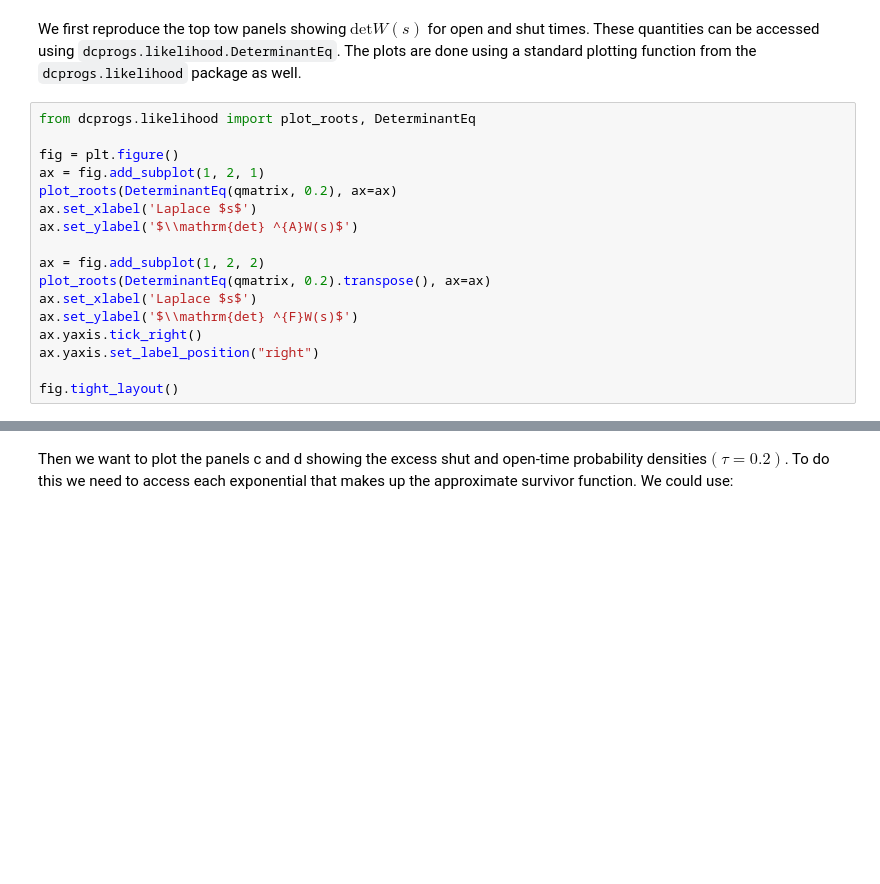
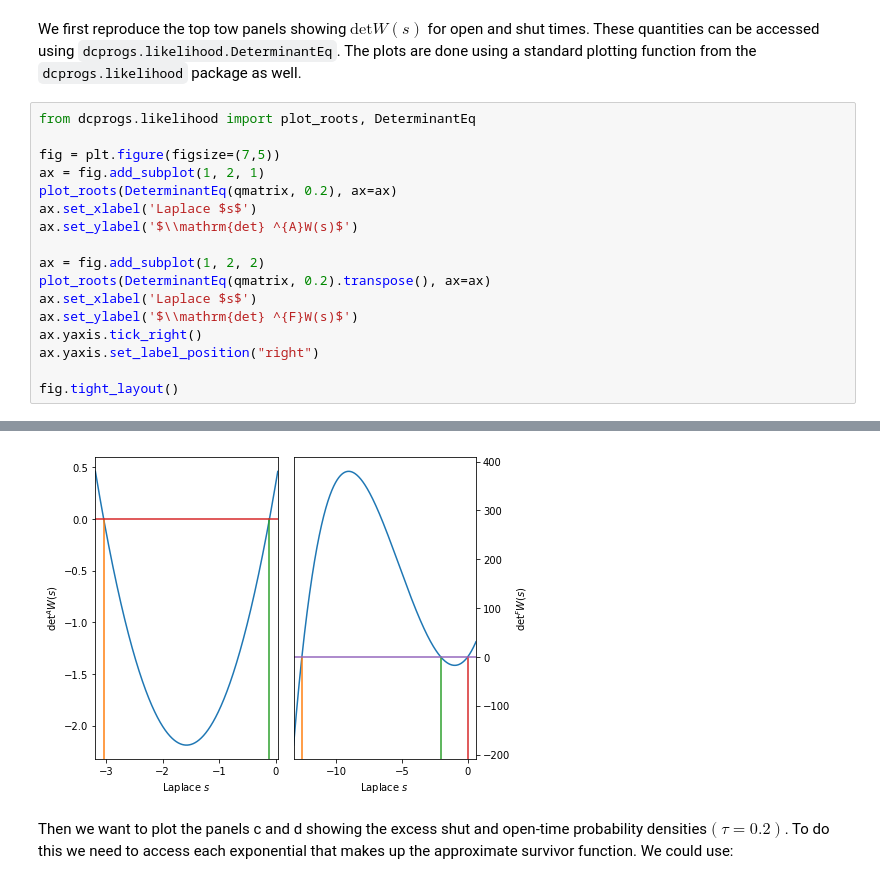
Before and after one commit to DCPROGS/HJCFIT, a Jupyter notebook: exploration/CH82.ipynb, the cells around one changed output, grey strips where cells are left out. Cells and saved outputs as stored; diff of their text form; blank space fills up the shorter version.

```diff
--- a/exploration/CH82.ipynb
+++ b/exploration/CH82.ipynb
@@ -24,7 +24,7 @@ These quantities can be accessed using `dcprogs.likelihood.DeterminantEq`. The p
 # %%
 from dcprogs.likelihood import plot_roots, DeterminantEq
 
-fig = plt.figure()
+fig = plt.figure(figsize=(7,5))
 ax = fig.add_subplot(1, 2, 1)
 plot_roots(DeterminantEq(qmatrix, 0.2), ax=ax)
 ax.set_xlabel('Laplace $s$')
@@ -44,3 +42,4 @@ fig.tight_layout()
+[figure, added]
 # %% [markdown]
 Then we want to plot the panels c and d showing the excess shut and open-time probability densities$(\tau = 0.2)$. To do this we need to access each exponential that makes up the approximate survivor function. We could use:
 # %%
```
Also changed, not shown: parts of 5 cells of this notebook, 7 other files.
